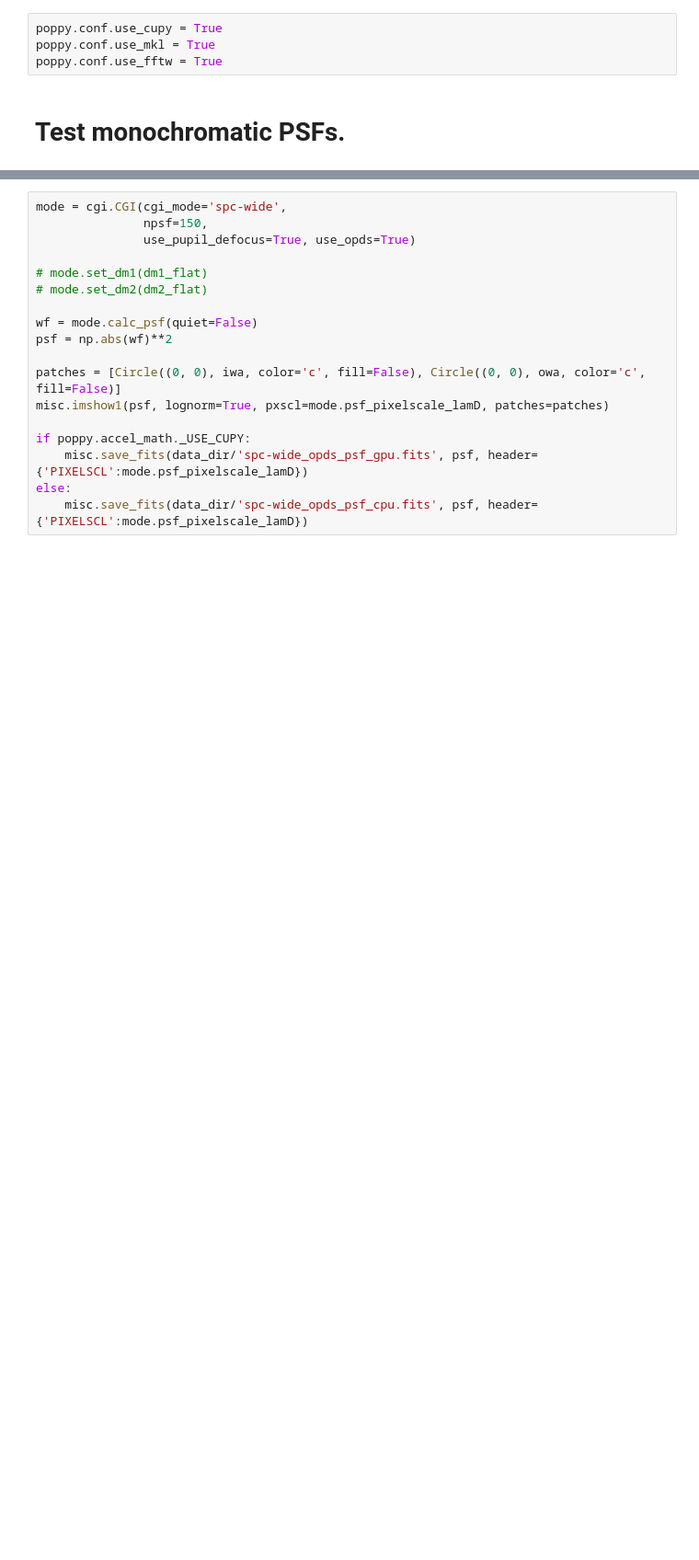
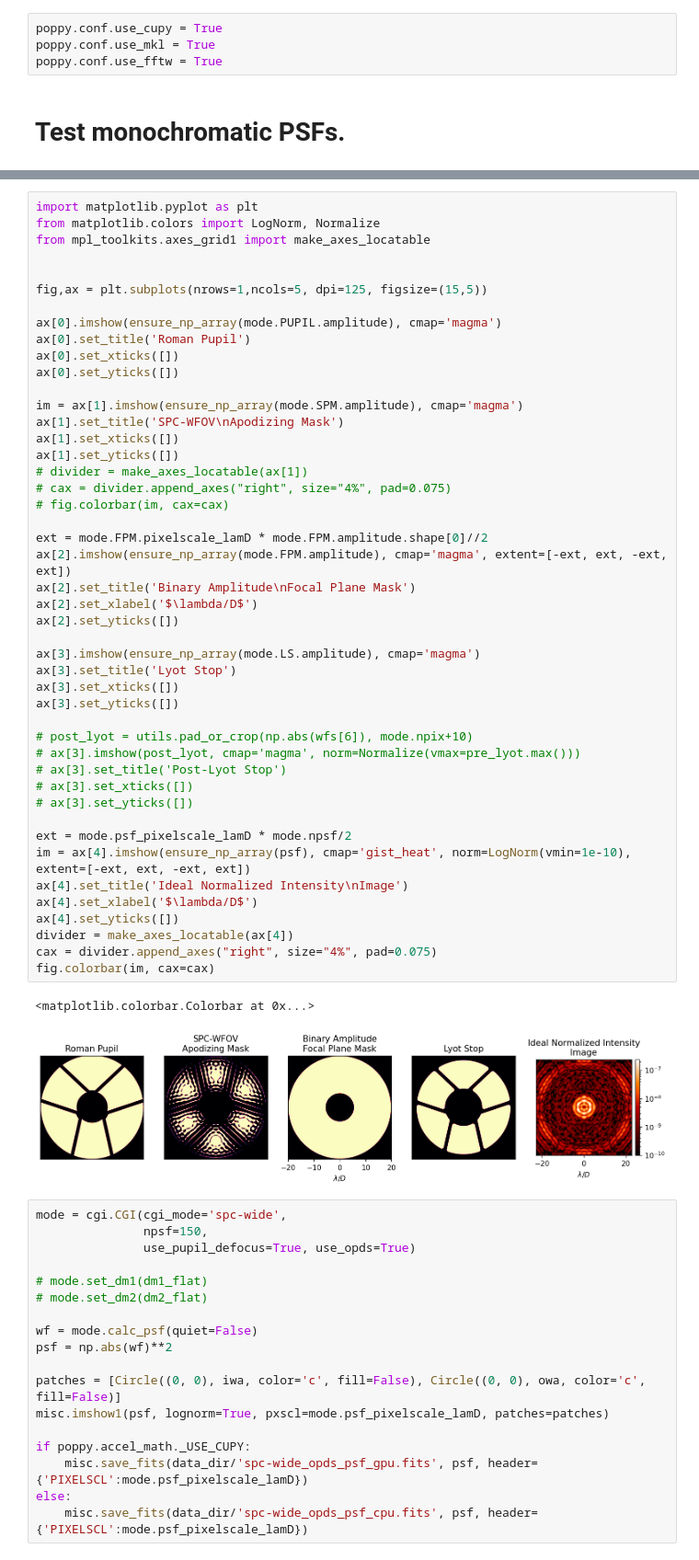
Before and after one commit to kian1377/cgi_phasec_poppy, a Jupyter notebook: example-notebooks/poppy_spc_wide_tests.ipynb, the cells around one changed output, grey strips where cells are left out. Shown at 92% size. Cells and saved outputs as stored; diff of their text form; blank space fills up the shorter version.

```diff
--- a/example-notebooks/poppy_spc_wide_tests.ipynb
+++ b/example-notebooks/poppy_spc_wide_tests.ipynb
@@ -68,3 +89,52 @@ wf = hlc.calc_psf(quiet=True)
+# %%
+import matplotlib.pyplot as plt
+from matplotlib.colors import LogNorm, Normalize
+from mpl_toolkits.axes_grid1 import make_axes_locatable
+
+
+fig,ax = plt.subplots(nrows=1,ncols=5, dpi=125, figsize=(15,5))
+
+ax[0].imshow(ensure_np_array(mode.PUPIL.amplitude), cmap='magma')
+ax[0].set_title('Roman Pupil')
+ax[0].set_xticks([])
+ax[0].set_yticks([])
+
+im = ax[1].imshow(ensure_np_array(mode.SPM.amplitude), cmap='magma')
+ax[1].set_title('SPC-WFOV\nApodizing Mask')
+ax[1].set_xticks([])
+ax[1].set_yticks([])
+# divider = make_axes_locatable(ax[1])
+# cax = divider.append_axes("right", size="4%", pad=0.075)
+# fig.colorbar(im, cax=cax)
+
+ext = mode.FPM.pixelscale_lamD * mode.FPM.amplitude.shape[0]//2
+ax[2].imshow(ensure_np_array(mode.FPM.amplitude), cmap='magma', extent=[-ext, ext, -ext, ext])
+ax[2].set_title('Binary Amplitude\nFocal Plane Mask')
+ax[2].set_xlabel('$\lambda/D$')
+ax[2].set_yticks([])
+
+ax[3].imshow(ensure_np_array(mode.LS.amplitude), cmap='magma')
+ax[3].set_title('Lyot Stop')
+ax[3].set_xticks([])
+ax[3].set_yticks([])
+
+# post_lyot = utils.pad_or_crop(np.abs(wfs[6]), mode.npix+10)
+# ax[3].imshow(post_lyot, cmap='magma', norm=Normalize(vmax=pre_lyot.max()))
+# ax[3].set_title('Post-Lyot Stop')
+# ax[3].set_xticks([])
+# ax[3].set_yticks([])
+
+ext = mode.psf_pixelscale_lamD * mode.npsf/2
+im = ax[4].imshow(ensure_np_array(psf), cmap='gist_heat', norm=LogNorm(vmin=1e-10), extent=[-ext, ext, -ext, ext])
+ax[4].set_title('Ideal Normalized Intensity\nImage')
+ax[4].set_xlabel('$\lambda/D$')
+ax[4].set_yticks([])
+divider = make_axes_locatable(ax[4])
+cax = divider.append_axes("right", size="4%", pad=0.075)
+fig.colorbar(im, cax=cax)
+# %% [output]
+<matplotlib.colorbar.Colorbar at 0x...>
+[figure, added]
 # %%
 mode = cgi.CGI(cgi_mode='spc-wide',
                npsf=150,
```
Also changed, not shown: parts of 7 cells of this notebook, 4 other files.
